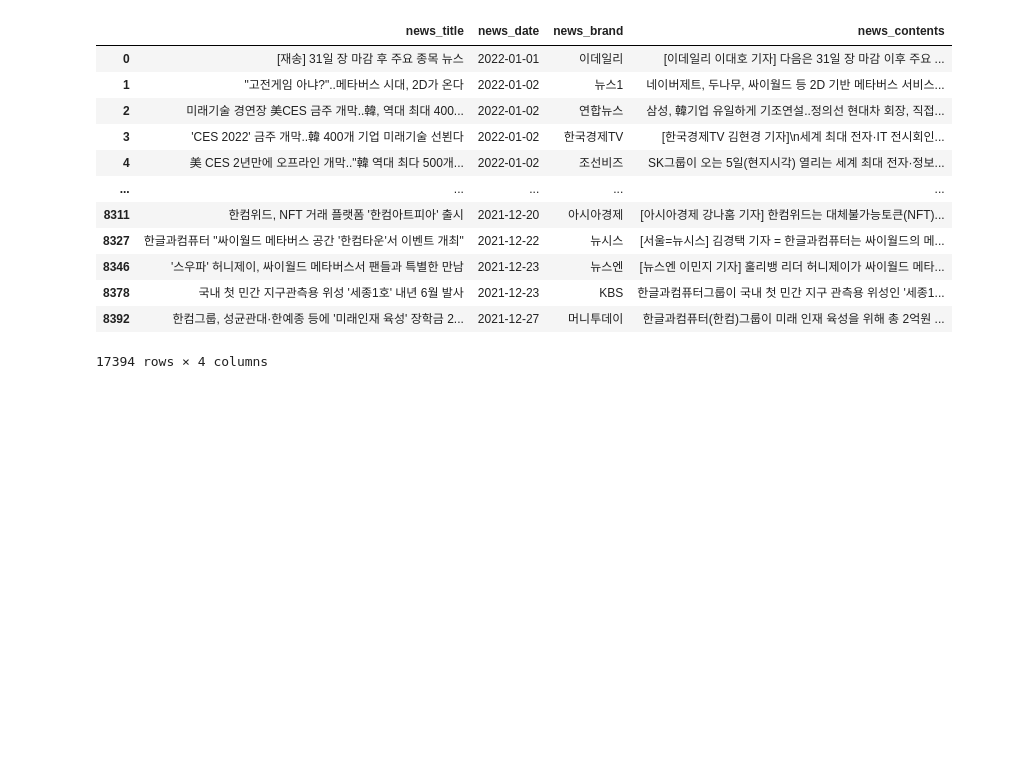
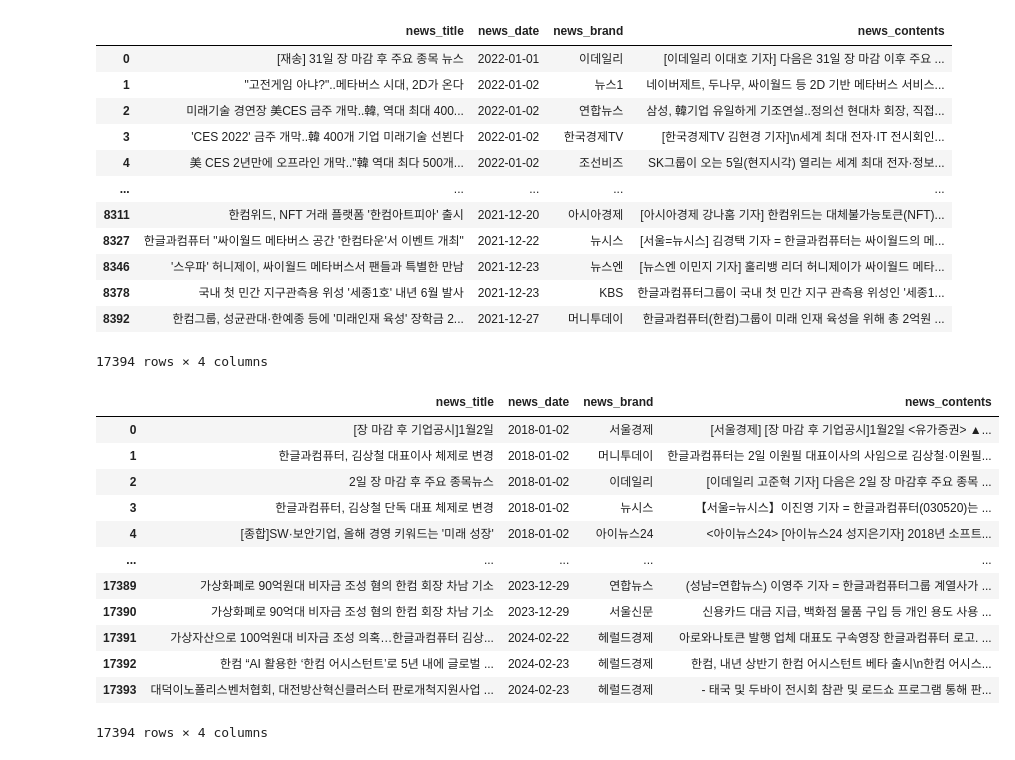
Before and after one commit to skymined/hancom_keyword, a Jupyter notebook: analysis/yohan/news_analysis.ipynb, the cells around one changed output. Saved outputs shown, nothing was run; the diff lists cells and outputs as text; code cells hidden in the pictures; blank space fills up the shorter version.

```diff
--- a/analysis/yohan/news_analysis.ipynb
+++ b/analysis/yohan/news_analysis.ipynb
@@ -146,3 +146,22 @@ df_news
 | 8378 | 국내 첫 민간 지구관측용 위성 '세종1호' 내년 6월 발사 | 2021-12-23 | KBS | 한글과컴퓨터그룹이 국내 첫 민간 지구 관측용 위성인 '세종1... |
 | 8392 | 한컴그룹, 성균관대·한예종 등에 '미래인재 육성' 장학금 2... | 2021-12-27 | 머니투데이 | 한글과컴퓨터(한컴)그룹이 미래 인재 육성을 위해 총 2억원 ... |
 17394 rows × 4 columns
+# %%
+df_news = df_news.sort_values('news_date')
+df_news = df_news.reset_index()
+df_news = df_news.drop(columns='index')
+df_news
+# %% [output]
+|  | news_title | news_date | news_brand | news_contents |
+| 0 | [장 마감 후 기업공시]1월2일 | 2018-01-02 | 서울경제 | [서울경제] [장 마감 후 기업공시]1월2일 <유가증권> ▲... |
+| 1 | 한글과컴퓨터, 김상철 대표이사 체제로 변경 | 2018-01-02 | 머니투데이 | 한글과컴퓨터는 2일 이원필 대표이사의 사임으로 김상철·이원필... |
+| 2 | 2일 장 마감 후 주요 종목뉴스 | 2018-01-02 | 이데일리 | [이데일리 고준혁 기자] 다음은 2일 장 마감후 주요 종목 ... |
+| 3 | 한글과컴퓨터, 김상철 단독 대표 체제로 변경 | 2018-01-02 | 뉴시스 | 【서울=뉴시스】이진영 기자 = 한글과컴퓨터(030520)는 ... |
+| 4 | [종합]SW·보안기업, 올해 경영 키워드는 '미래 성장' | 2018-01-02 | 아이뉴스24 | <아이뉴스24> [아이뉴스24 성지은기자] 2018년 소프트... |
+| ... | ... | ... | ... | ... |
+| 17389 | 가상화폐로 90억원대 비자금 조성 혐의 한컴 회장 차남 기소 | 2023-12-29 | 연합뉴스 | (성남=연합뉴스) 이영주 기자 = 한글과컴퓨터그룹 계열사가 ... |
+| 17390 | 가상화폐로 90억대 비자금 조성 혐의 한컴 회장 차남 기소 | 2023-12-29 | 서울신문 | 신용카드 대금 지급, 백화점 물품 구입 등 개인 용도 사용 ... |
+| 17391 | 가상자산으로 100억원대 비자금 조성 의혹…한글과컴퓨터 김상... | 2024-02-22 | 헤럴드경제 | 아로와나토큰 발행 업체 대표도 구속영장 한글과컴퓨터 로고. ... |
+| 17392 | 한컴 “AI 활용한 ‘한컴 어시스턴트’로 5년 내에 글로벌 ... | 2024-02-23 | 헤럴드경제 | 한컴, 내년 상반기 한컴 어시스턴트 베타 출시\n한컴 어시스... |
+| 17393 | 대덕이노폴리스벤처협회, 대전방산혁신클러스터 판로개척지원사업 ... | 2024-02-23 | 헤럴드경제 | - 태국 및 두바이 전시회 참관 및 로드쇼 프로그램 통해 판... |
+17394 rows × 4 columns
```
